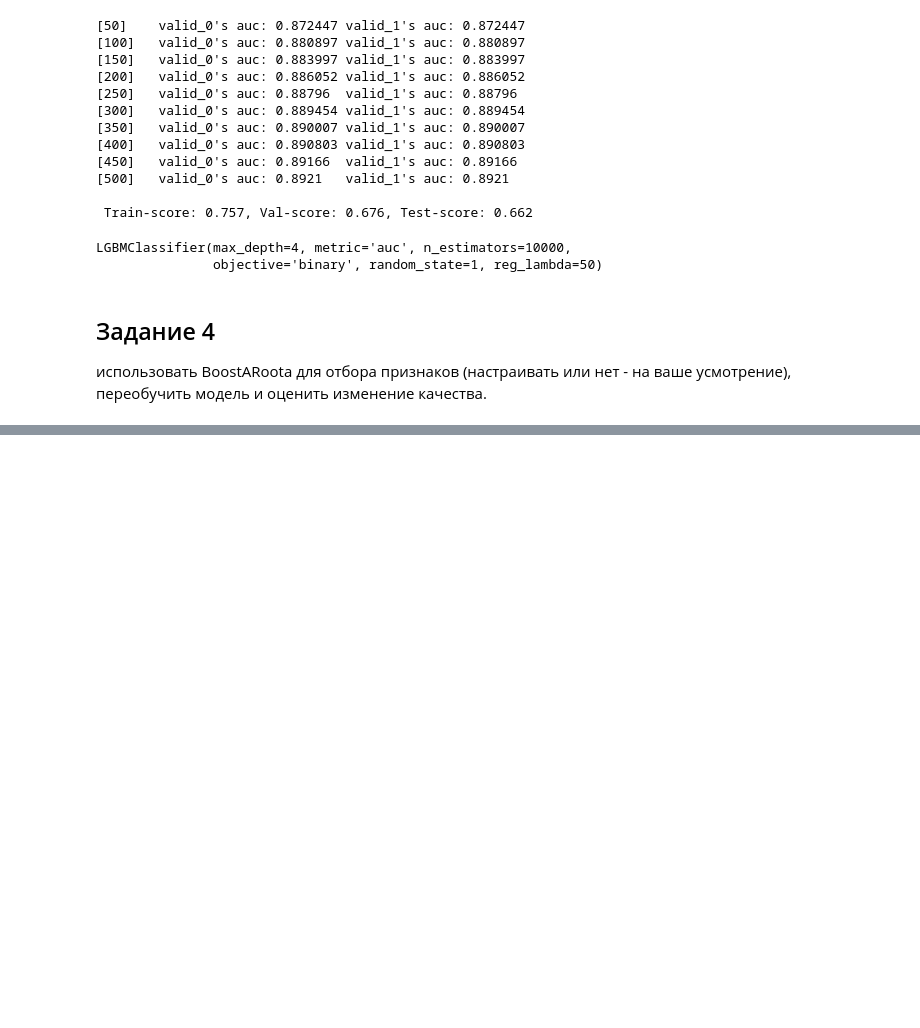
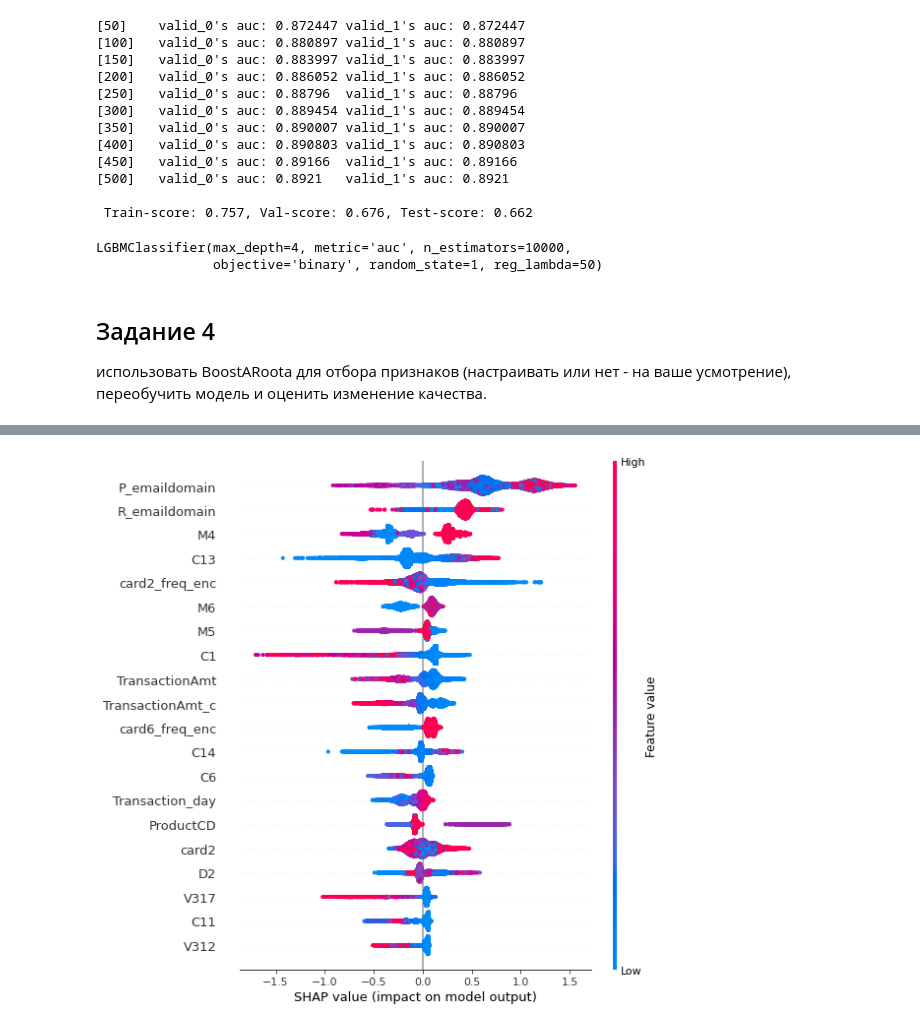
Before and after one commit to evelisko/GB_SDA_Kaggle, a Jupyter notebook: Lesson 6/HW_kaggle_lesson_6.ipynb, the cells around one changed output, grey strips where cells are left out. Drawn from its saved outputs; the diff is of its cells as text; code cells hidden in the pictures; blank space fills up the shorter version.

```diff
--- a/Lesson 6/HW_kaggle_lesson_6.ipynb
+++ b/Lesson 6/HW_kaggle_lesson_6.ipynb
@@ -371,0 +474,4 @@ LGBMClassifier(max_depth=4, metric='auc', n_estimators=10000,
+# %%
+shap.summary_plot(shap_values[0], x_val)
+# %% [output]
+[figure, added]
```
Also changed, not shown: parts of 30 cells of this notebook.
